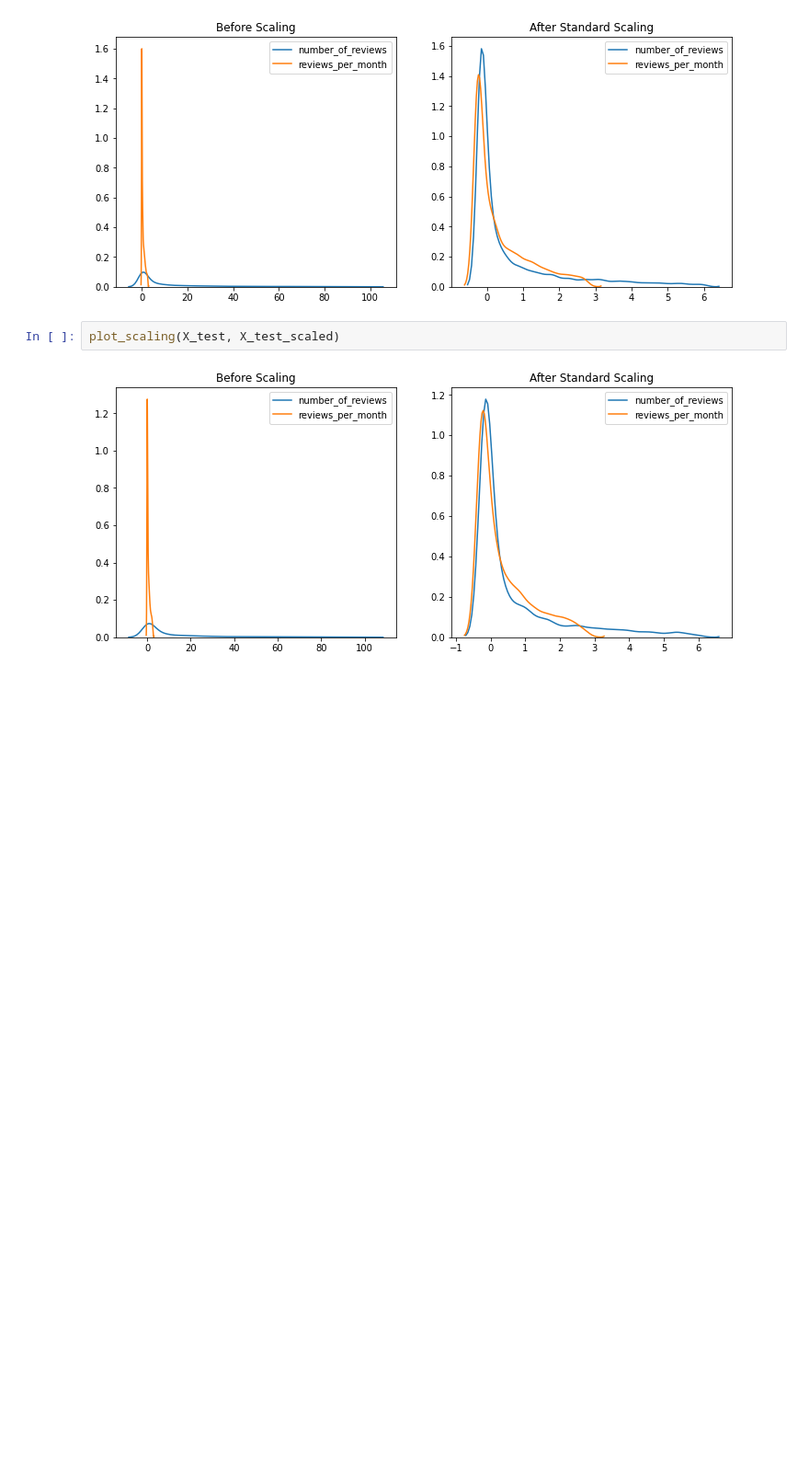
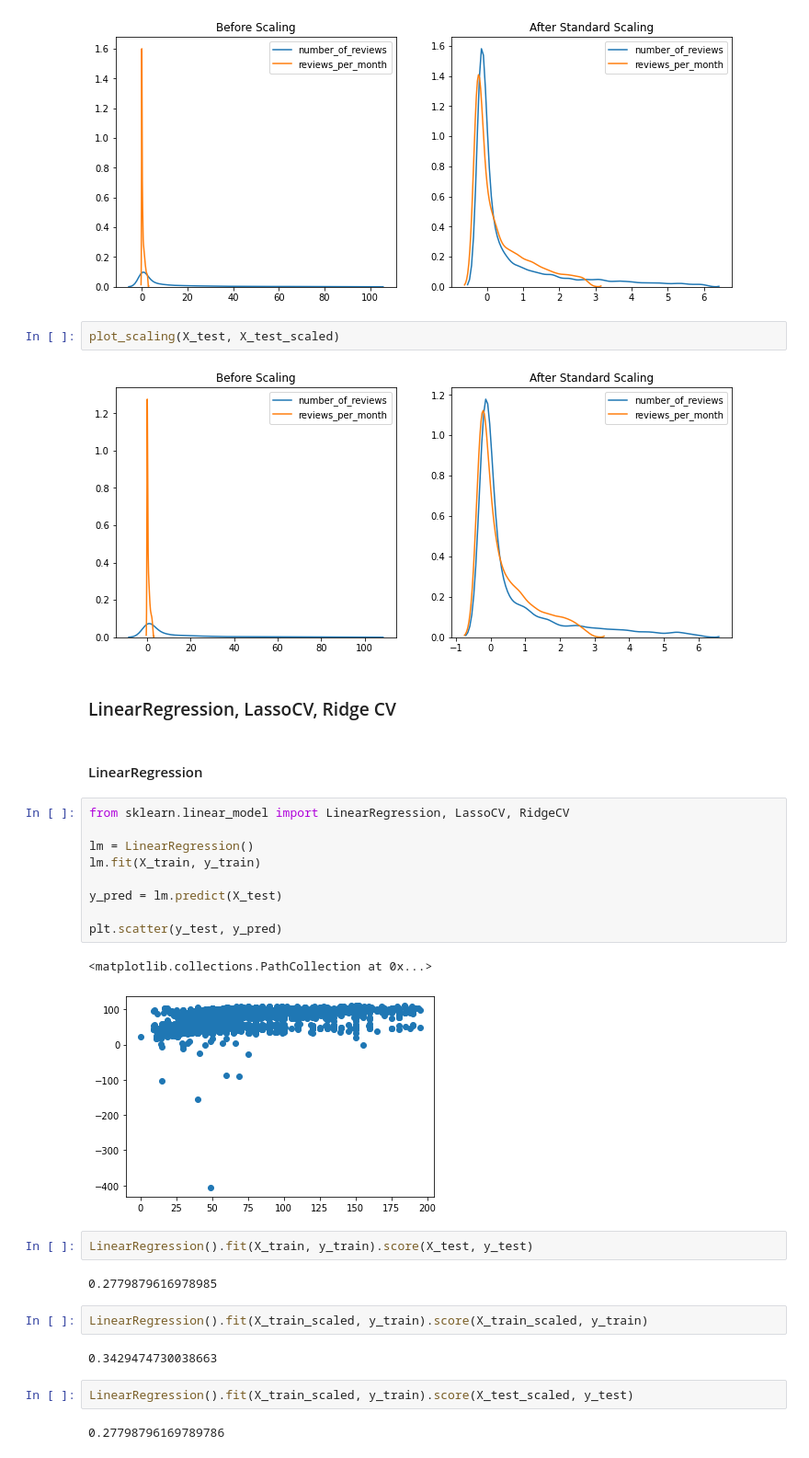
Before and after one commit to dinisoliveirac/AirbnbSmarter-Pricing-Predictor, a Jupyter notebook: ml_models.ipynb, the cells around one changed output. Shown at 92% size. Drawn from its saved outputs; the diff is of its cells as text; blank space fills up the shorter version.

```diff
--- a/ml_models.ipynb
+++ b/ml_models.ipynb
@@ -157,3 +190,31 @@ plot_scaling(X_train, X_train_scaled)
 plot_scaling(X_test, X_test_scaled)
 # %% [output]
 [figure]
+# %% [markdown]
+### LinearRegression, LassoCV, Ridge CV
+# %% [markdown]
+#### LinearRegression
+# %%
+from sklearn.linear_model import LinearRegression, LassoCV, RidgeCV
+
+lm = LinearRegression()
+lm.fit(X_train, y_train)
+
+y_pred = lm.predict(X_test)
+
+plt.scatter(y_test, y_pred)
+# %% [output]
+<matplotlib.collections.PathCollection at 0x...>
+[figure, added]
+# %%
+LinearRegression().fit(X_train, y_train).score(X_test, y_test)
+# %% [output]
+0.2779879616978985
+# %%
+LinearRegression().fit(X_train_scaled, y_train).score(X_train_scaled, y_train)
+# %% [output]
+0.3429474730038663
+# %%
+LinearRegression().fit(X_train_scaled, y_train).score(X_test_scaled, y_test)
+# %% [output]
+0.27798796169789786
```
Also changed, not shown: parts of 16 cells of this notebook, 1 other file.
